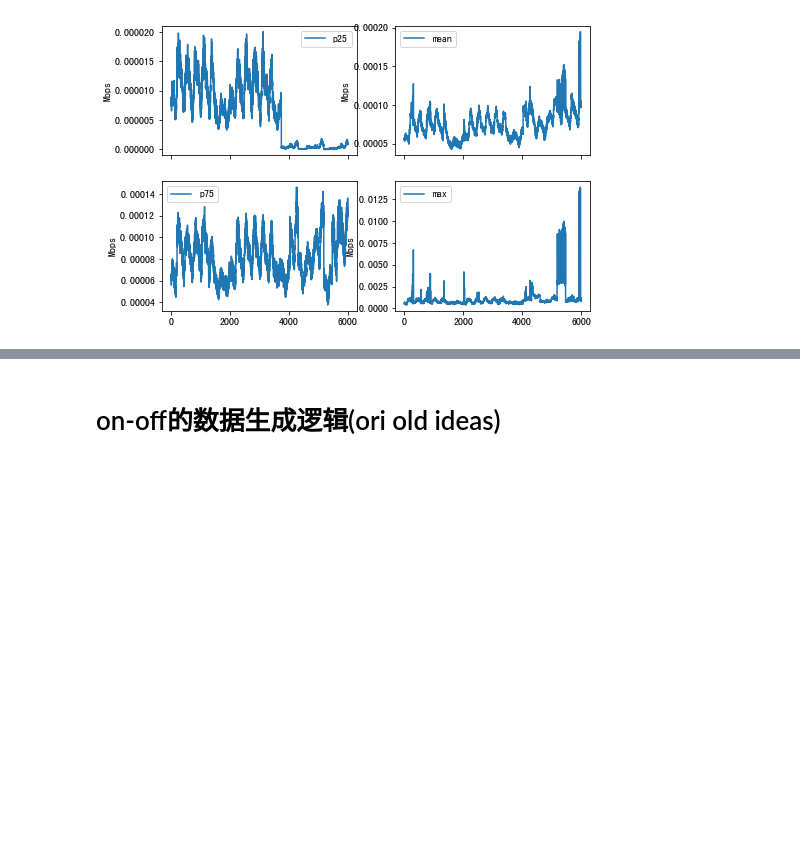
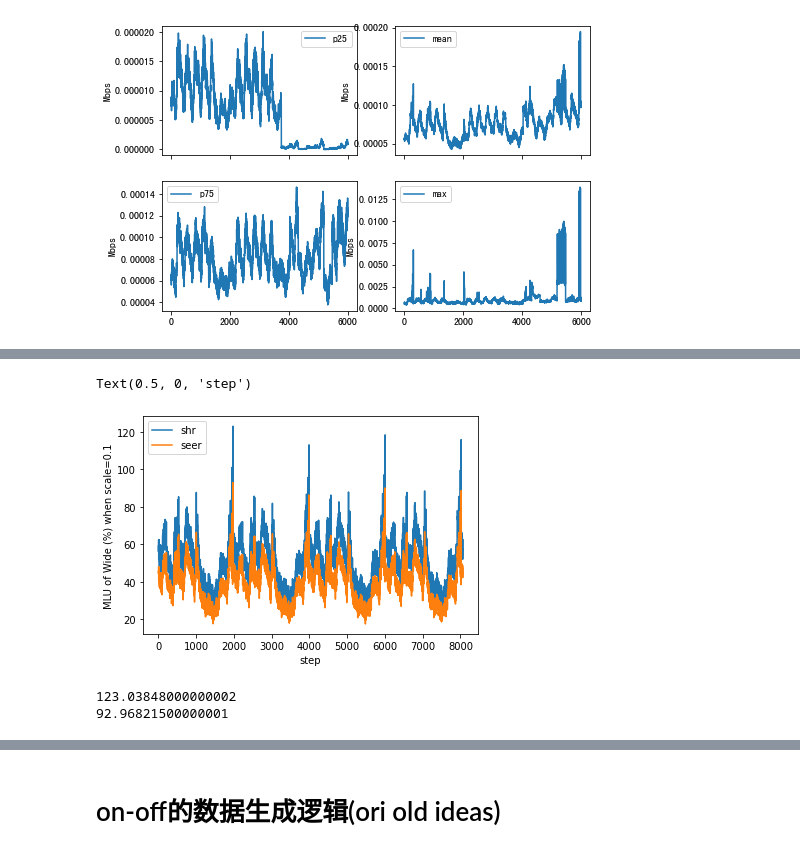
Before and after one commit to hexi519/CodesSnippets, a Jupyter notebook: mars-ana/TM清洗和生成&LP验证.ipynb, the cells around one changed output, grey strips where cells are left out. Cells and saved outputs as stored; diff of their text form; code cells hidden in the pictures; blank space fills up the shorter version.

```diff
--- a/mars-ana/TM清洗和生成&LP验证.ipynb
+++ b/mars-ana/TM清洗和生成&LP验证.ipynb
@@ -797,0 +826,16 @@ for idx, data in enumerate(data_distribs):
+# %%
+scale = 0.1
+plt.plot(range(len(shr)),shr*scale*100,range(len(seer)),seer*scale*100)
+# plt.plot(range(len(seer)),seer,range(len(shr)),shr,)
+plt.legend(['shr','seer'])
+plt.ylabel(f'MLU of {topo} (%) when scale={scale}')
+plt.xlabel('step')
+# %% [output]
+Text(0.5, 0, 'step')
+[figure, added]
+# %%
+print(max(shr*scale*100))
+print(max(seer*scale*100))
+# %% [output]
+123.03848000000002
+92.96821500000001
```
Also changed, not shown: parts of 19 cells of this notebook.
